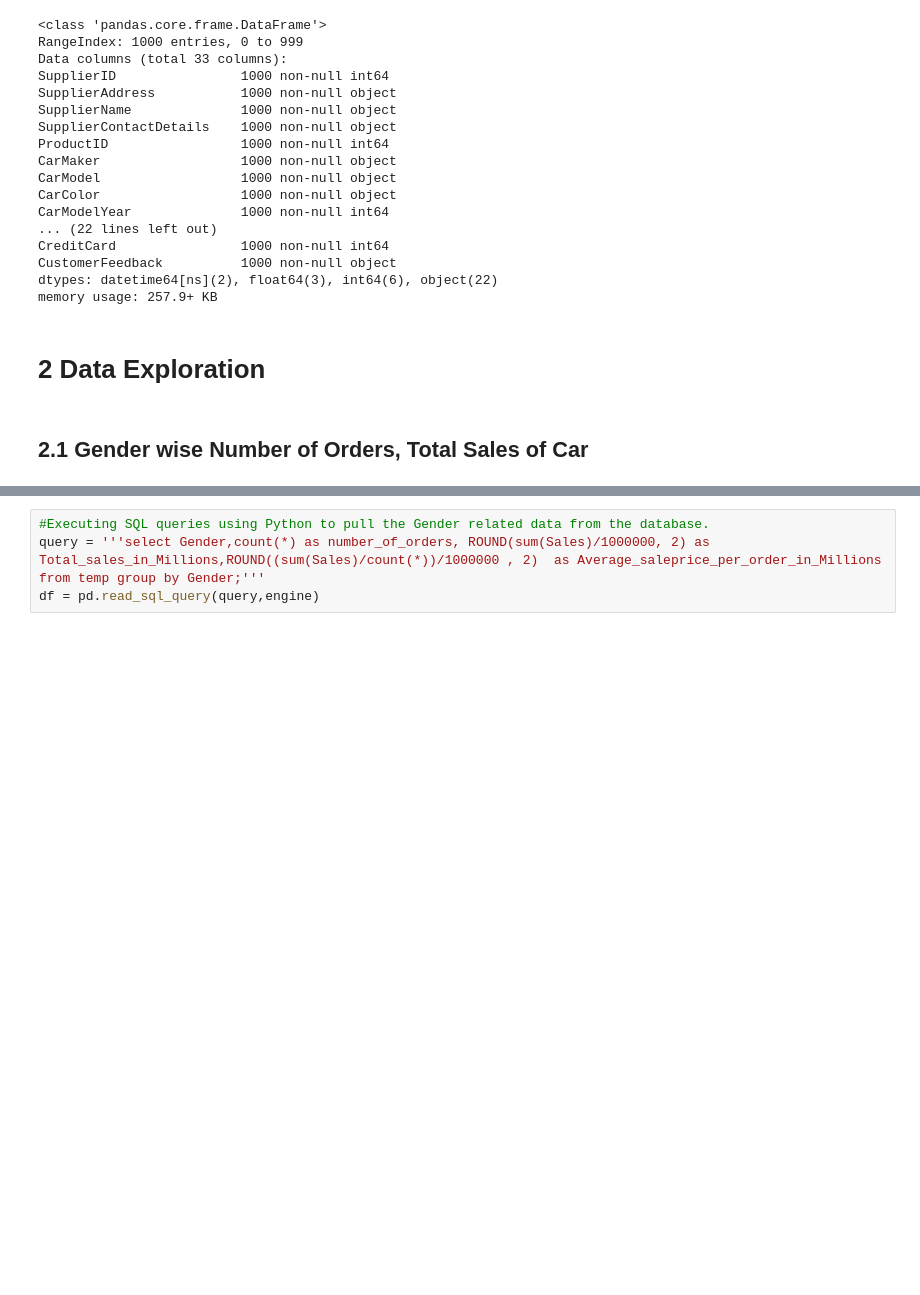
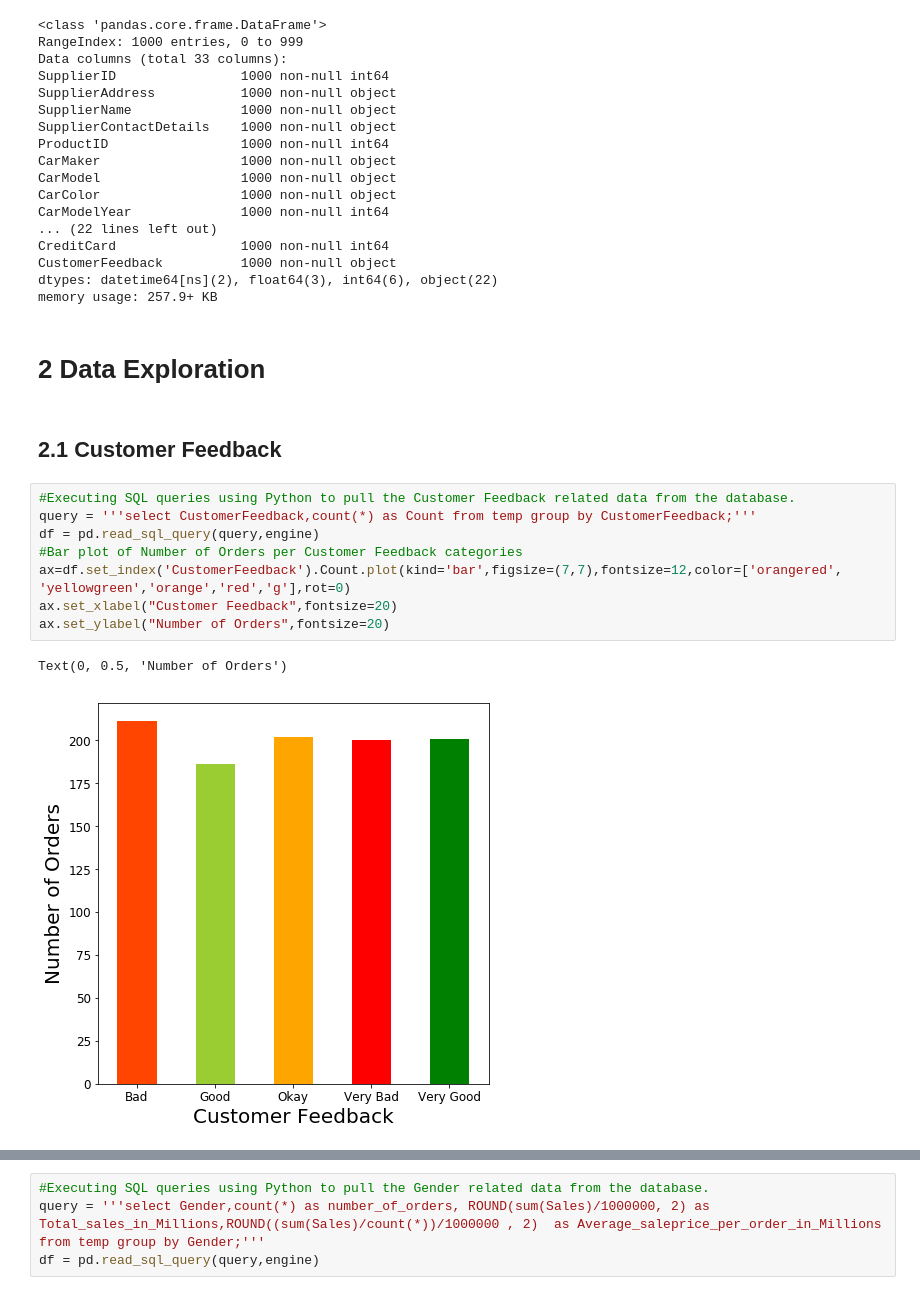
Before and after one commit to mdhawk/Data-Exploration-and-Analytics-of-Car-orders-data-from-MySQL-database-in-Python, a Jupyter notebook: Data-Exploration-and-Analytics-of-Car-orders-data-from-MySQL-database-in-Python.ipynb, the cells around one changed output, grey strips where cells are left out. Saved outputs shown, nothing was run; the diff lists cells and outputs as text; blank space fills up the shorter version.

```diff
--- a/Data-Exploration-and-Analytics-of-Car-orders-data-from-MySQL-database-in-Python.ipynb
+++ b/Data-Exploration-and-Analytics-of-Car-orders-data-from-MySQL-database-in-Python.ipynb
@@ -39,5 +39,16 @@ dtypes: datetime64[ns](2), float64(3), int64(6), object(22)
 memory usage: 257.9+ KB
 # %% [markdown]
 # 2 Data Exploration
-# %% [markdown]
-## 2.1 Gender wise Number of Orders, Total Sales of Car
+# %% [markdown]
+## 2.1 Customer Feedback
+# %%
+#Executing SQL queries using Python to pull the Customer Feedback related data from the database.
+query = '''select CustomerFeedback,count(*) as Count from temp group by CustomerFeedback;'''
+df = pd.read_sql_query(query,engine)
+#Bar plot of Number of Orders per Customer Feedback categories
+ax=df.set_index('CustomerFeedback').Count.plot(kind='bar',figsize=(7,7),fontsize=12,color=['orangered', 'yellowgreen','orange','red','g'],rot=0)
+ax.set_xlabel("Customer Feedback",fontsize=20)
+ax.set_ylabel("Number of Orders",fontsize=20)
+# %% [output]
+Text(0, 0.5, 'Number of Orders')
+[figure, added]
```
Also changed, not shown: parts of 15 cells of this notebook.
